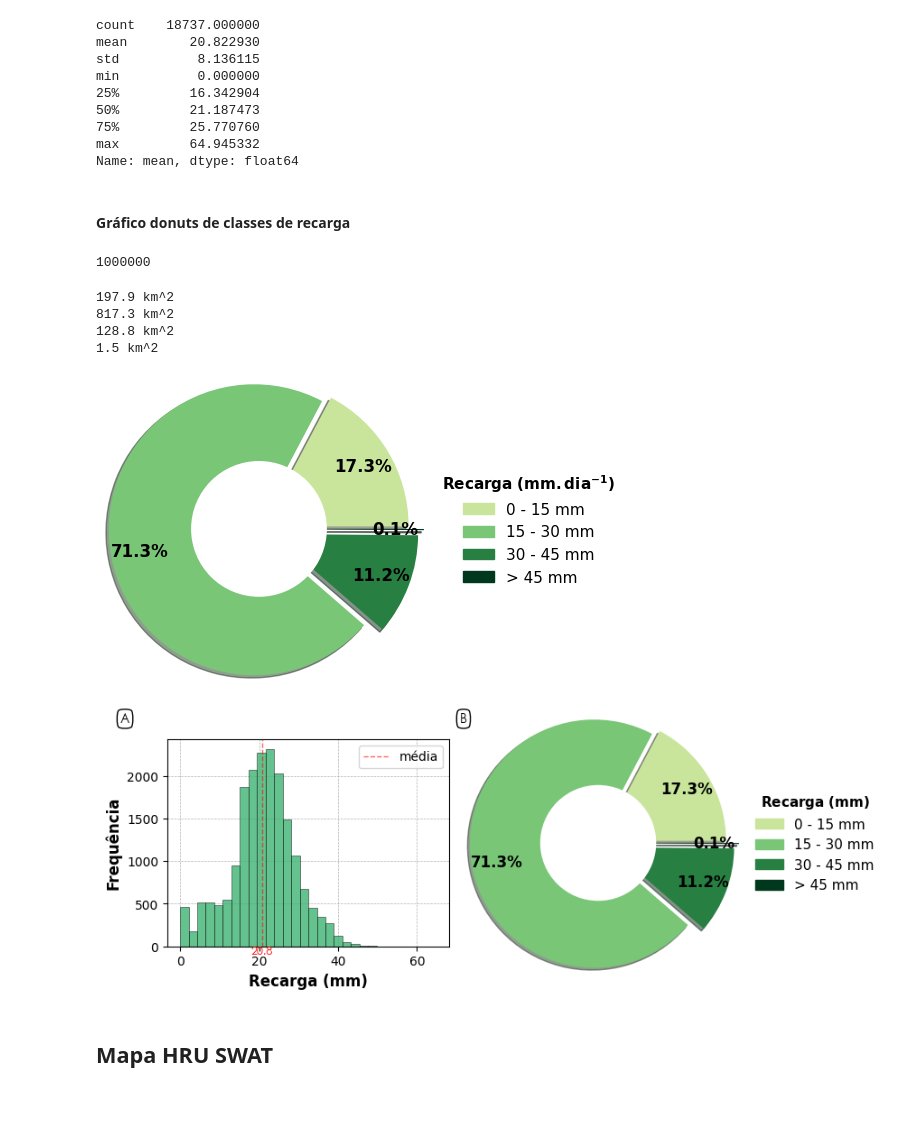
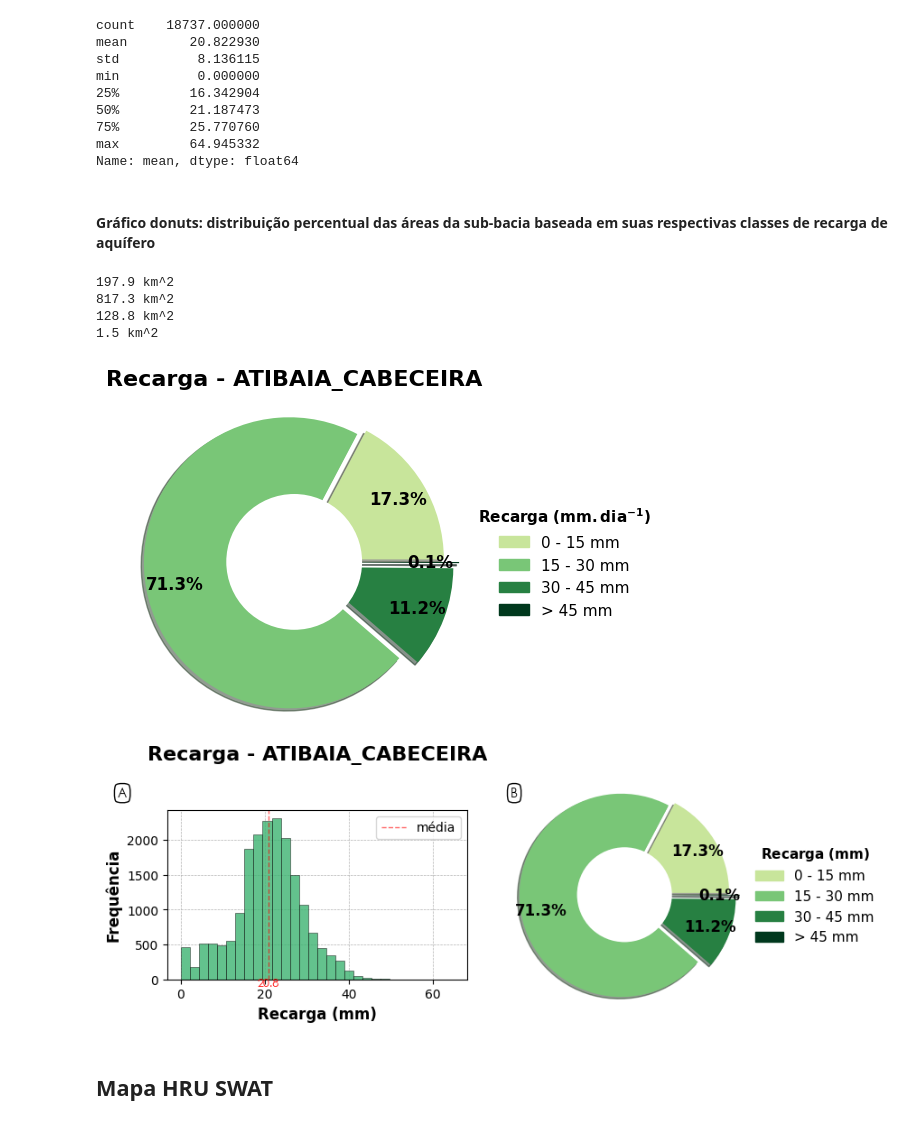
Before and after one commit to wanderam/codigos-modelagem-hidro, a Jupyter notebook: analise_recarga_modflow.ipynb, the cells around one changed output. Cells and saved outputs as stored; diff of their text form; code cells hidden in the pictures.

```diff
--- a/analise_recarga_modflow.ipynb
+++ b/analise_recarga_modflow.ipynb
@@ -619,14 +634,7 @@ min          0.000000
 max         64.945332
 Name: mean, dtype: float64
 # %% [markdown]
-#### Gráfico donuts de classes de recarga
+#### Gráfico donuts: distribuição percentual das áreas da sub-bacia baseada em suas respectivas classes de recarga de aquífero
-# %%
-a = 1000000
-b = 10 ** 6
-
-print(b)
-# %% [output]
-1000000
 # %%
 #Calculando a área em km^2 de recarga para cada classe
 area_km2_rec_class1 = ((len(rch_modflow.loc[(rch_modflow['mean'] > 0) & (rch_modflow['mean'] < 15)])) * (250 * 250) / 10 ** 6)
@@ -666,6 +674,7 @@ lista_areas_rec.append(area_km2_rec_classe4)
 labels_rec = ['0 - 15 mm', '15 - 30 mm', '30 - 45 mm', '> 45 mm']
 cores_rec = ['#c8e59b', '#79c677', '#278042', '#00381d']
 # %%
+#Configurando a figura
 cm = 1/2.54
 plt.figure(figsize=(8*cm, 8*cm))
 
@@ -673,35 +682,39 @@ explode = (0.05, 0.05, 0.15, 0.2)
 
 plt.pie(lista_areas_rec, labels=None,
         colors=cores_rec,
         autopct='%1.1f%%',
         labeldistance=1.1,
         pctdistance=0.8,
         shadow=True,
         radius=1.5,
         explode=explode,
         textprops={'fontsize': 12,
                    'fontweight': 'bold',
                    'color': 'k'})
 
 circle = plt.Circle(xy=(0, 0), radius=0.7, facecolor='w')
 plt.gca().add_artist(circle)
 
 
 #Adicionando uma legenda manualmente
 classe1 = mpatches.Patch(color='#c8e59b', label='0 - 15 mm')
 classe2 = mpatches.Patch(color='#79c677', label='15 - 30 mm')
 classe3 = mpatches.Patch(color='#278042', label='30 - 45 mm')
 classe4 = mpatches.Patch(color='#00381d', label='> 45 mm')
 plt.legend(handles=[classe1, classe2, classe3, classe4], title='$\\bf{Recarga _ (mm.dia^{-1})}$', title_fontsize=11, fontsize=11, frameon=False, loc='center left', bbox_to_anchor=(1.2, 0.5))
 
+#Título do plot com nome da sub-bacia
+plt.title(f'Recarga - {bacia.upper()}', fontsize=16, color='k', weight='bold', pad=40)
 
 #Salvando o plot
 plt.savefig(results_path + 'plot_donuts_classes_rec.png', facecolor='w', bbox_inches='tight', dpi=300)
 
+#Visualizando o plot
 plt.show()
 # %% [output]
-[figure, old version]
+[figure, new version]
 # %%
+#Configurando a figura
 cm = 1/2.54
 fig, (ax1, ax2) = plt.subplots(nrows=1, ncols=2, figsize=(22*cm, 8*cm), layout='constrained')
 
@@ -714,6 +727,9 @@ ax1.set_ylabel('Frequência', fontsize=12, weight='bold')
 ax1.grid(True, lw=0.5, ls='--', zorder=1)
 ax1.axvline(x=media_1, color='r', lw=1.0, ls='--', alpha=0.6, label='média')
 ax1.legend()
+
+#Título do plot com nome da sub-bacia
+ax1.set_title(f'Recarga - {bacia.upper()}', fontsize=16, color='k', weight='bold', pad=40)
 
 #Textos
 ax1.text(media_1, -50, f'{media_1}', va='center', ha='center', color='r', fontsize=9, fontweight='light', fontname='Century Gothic')
@@ -748,12 +764,13 @@ classe3 = mpatches.Patch(color='#278042', label='30 - 45 mm')
 classe4 = mpatches.Patch(color='#00381d', label='> 45 mm')
 ax2.legend(handles=[classe1, classe2, classe3, classe4], title='$\\bf{Recarga _ (mm)}$', title_fontsize=11, fontsize=11, frameon=False, loc='center left', bbox_to_anchor=(1.2, 0.5))
 
+
 #Salvando o plot
 plt.savefig(results_path + 'hist_donuts_rec_mod.png', facecolor='w', bbox_inches='tight', dpi=300)
 
 plt.show()
 # %% [output]
-[figure, old version]
+[figure, new version]
 # %% [markdown]
 ## Mapa HRU SWAT
 # %%
```
Also changed, not shown: parts of 43 cells of this notebook.
